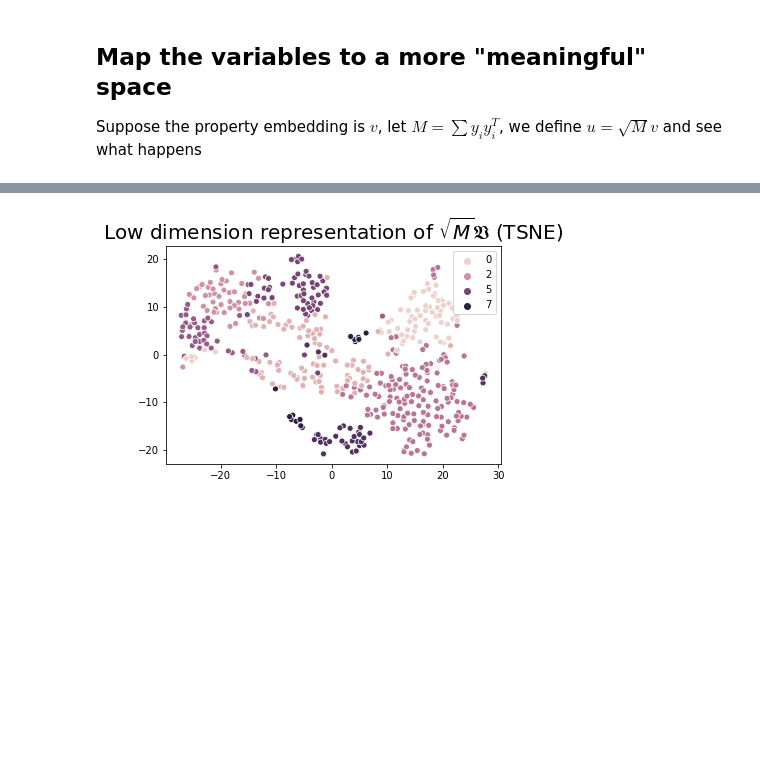
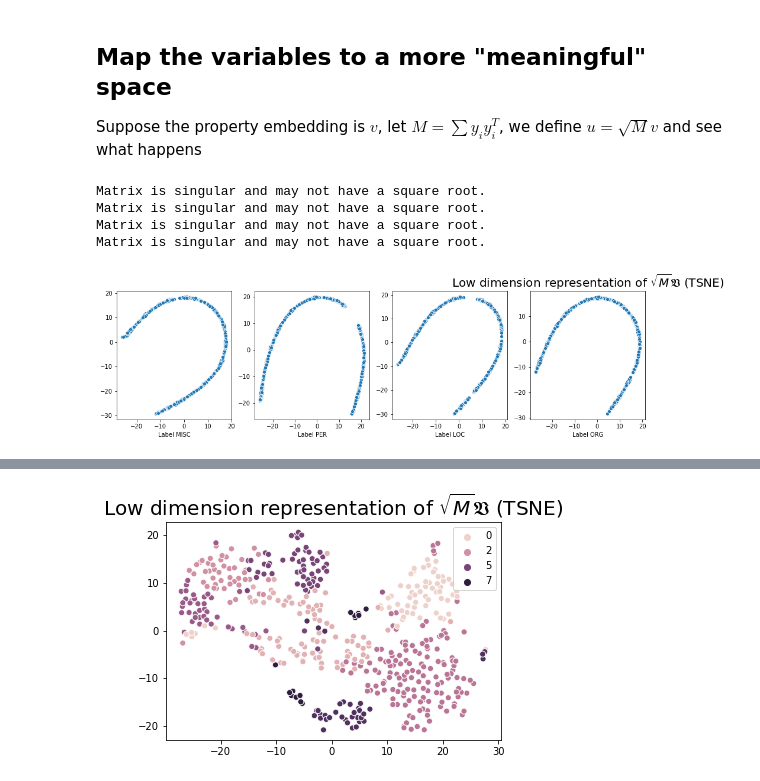
Before and after one commit to logic-reasoning/Simpleton, a Jupyter notebook: explore.ipynb, the cells around one changed output, grey strips where cells are left out. Drawn from its saved outputs; the diff is of its cells as text; code cells hidden in the pictures; blank space fills up the shorter version.

```diff
--- a/explore.ipynb
+++ b/explore.ipynb
@@ -477,10 +490,3 @@ plt.show()
 # %% [markdown]
 ## Map the variables to a more "meaningful" space
 Suppose the property embedding is $v$, let $M = \sum y_i y_i^T$, we define $u=\sqrt{M}v$ and see what happens
-# %%
-#M = 0
-import numpy as np
-import scipy
-Y = model.y_embedding.weight.detach().numpy()
-M = Y.T.dot(Y)
-Msq = scipy.linalg.sqrtm(M)
@@ -493 +493,31 @@ U = X.dot(Msq)
+# %%
+
+#M = 0
+import numpy as np
+import scipy
+Y = model.y_embedding.weight.detach().numpy()
+#M = Y.T.dot(Y)
+
+fig, axes = plt.subplots(1,4, figsize=(16,4))
+for idx in range(4):
+    M = Y[idx].reshape(len(Y[idx]), 1).dot(Y[idx].reshape(1, len(Y[idx])))
+    M = (M + M.T)/2  # for accuracy
+    Msq = scipy.linalg.sqrtm(M).real  # discard imaginary part; supposed to be real.
+    X = model.v_embedding.weight.detach().numpy()
+    U = X.dot(Msq)
+
+    u_pca = TSNE(n_components=2).fit_transform(U)
+
+    sns.scatterplot(x=u_pca[:,0], y=u_pca[:,1], ax=axes[idx])
+    axes[idx].set_xlabel('Label {}'.format(dataset.id2t[idx]))
+
+plt.title(r'Low dimension representation of $\sqrt{M}\mathfrak{V}$ (TSNE)', fontsize=20)
+plt.savefig('transformed.pdf', bbox_inches='tight')
+plt.show()
+# %% [output]
+Matrix is singular and may not have a square root.
+Matrix is singular and may not have a square root.
+Matrix is singular and may not have a square root.
+Matrix is singular and may not have a square root.
+[figure, added]
 # %%
```
Also changed, not shown: parts of 11 cells of this notebook.
